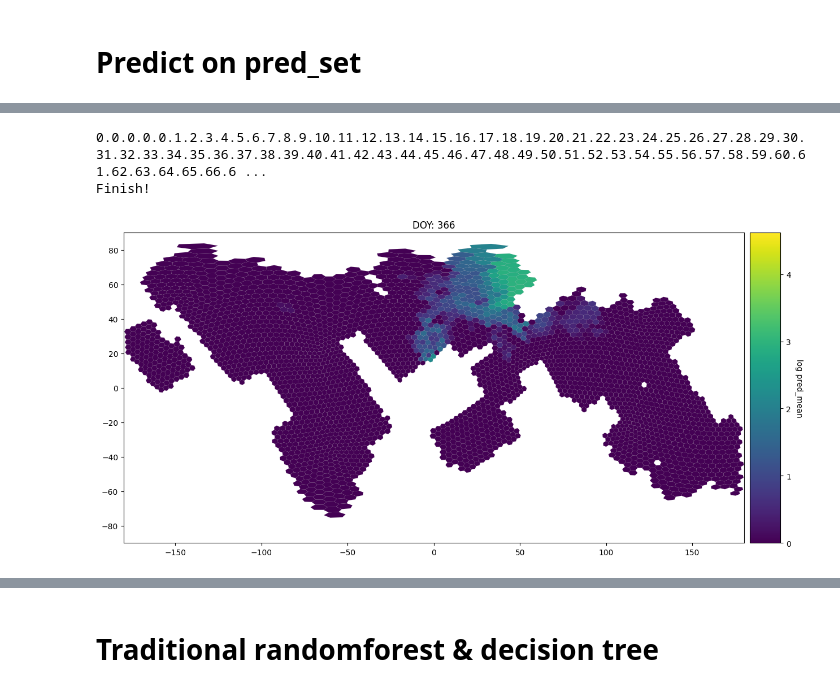
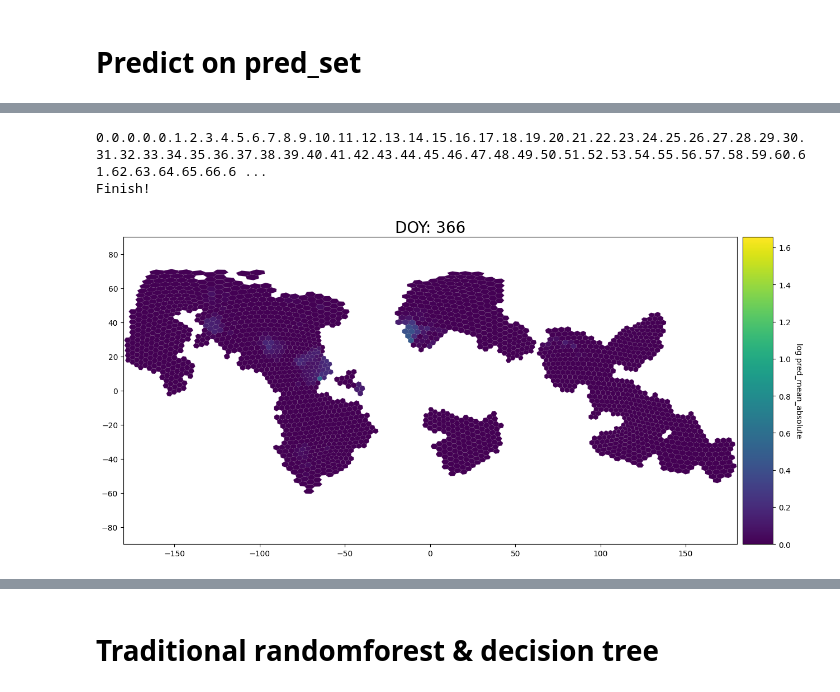
Before and after one commit to chenyangkang/stemflow, a Jupyter notebook: test_with_real_data.ipynb, the cells around one changed output, grey strips where cells are left out. Drawn from its saved outputs; the diff is of its cells as text; code cells hidden in the pictures.

```diff
--- a/test_with_real_data.ipynb
+++ b/test_with_real_data.ipynb
@@ -25,6 +28,6 @@ checklist_data = pd.read_csv('./BirdSTEM/dataset/test_data/checklist_data/checkl
 # %%
 ### mallard 2020
-with open('./BirdSTEM/dataset/test_data/sp_data/Great_Tit/Great_Tit_2020.pkl','rb') as f:
+with open(f'./BirdSTEM/dataset/test_data/sp_data/{test_sp}/{test_sp}_{year}.pkl','rb') as f:
     sp_data = pickle.load(f)
 # %%
 checklist_data = checklist_data.merge(sp_data, on='sampling_event_identifier', how='left')
@@ -179,3 +179,8 @@ SAVE_DIR = './test_output'
+# %%
+global SAVE_DIR
+SAVE_DIR = f'./test_output/{test_sp}/{year}'
+if not os.path.exists(SAVE_DIR):
+    os.makedirs(SAVE_DIR)
 # %%
 base_model = Hurdle(classifier=XGBClassifier(tree_method='hist',random_state=42, verbosity = 0, n_jobs=1),
                     regressor=XGBRegressor(tree_method='hist',random_state=42, verbosity = 0, n_jobs=1))
@@ -188,30 +187,14 @@ base_model = Hurdle(classifier=XGBClassifier(tree_method='hist',random_state=42,
 # %%
-# model = AdaSTEM(base_model=base_model,
-#                 task='hurdle',
-#                           ensemble_fold = 2,
-#                           min_ensemble_require= 1,
-#                           grid_len_long_upper_threshold=25,
-#                             grid_len_long_lower_threshold=10,
-#                             grid_len_lat_upper_threshold=25,
-#                             grid_len_lat_lower_threshold=10,
-#                             points_lower_threshold=10,
-#                             temporal_start = 1, temporal_end=366, temporal_step=20, temporal_bin_interval = 50,
-#                             stixel_training_size_threshold = 10, ## important
-#                             save_gridding_plot = True,
-#                             save_tmp = True,
-#                             save_dir='./',
-#                             sample_weights_for_classifier=True)
-
 model = AdaSTEMHurdle(base_model=base_model,
                           ensemble_fold = 10,
                           min_ensemble_require= 7,
-                          grid_len_long_upper_threshold=25,
+                          grid_len_long_upper_threshold=50,
                             grid_len_long_lower_threshold=10,
-                            grid_len_lat_upper_threshold=25,
+                            grid_len_lat_upper_threshold=50,
                             grid_len_lat_lower_threshold=10,
-                            points_lower_threshold=30,
+                            points_lower_threshold = 50,
                             temporal_start = 1, temporal_end=366, temporal_step=20, temporal_bin_interval = 50,
-                            stixel_training_size_threshold = 30, ## important, should be consistent with points_lower_threshold
+                            stixel_training_size_threshold = 50, ## important, should be consistent with points_lower_threshold
                             save_gridding_plot = True,
                             save_tmp = True,
                             save_dir=SAVE_DIR,
@@ -343,10 +292,12 @@ pred_whole_year.to_csv(os.path.join(SAVE_DIR, 'pred_whole_year.csv'), index=Fals
+# %%
+pred_whole_year['pred_mean_absolute'] = np.where(pred_whole_year['pred_mean']<0, 0, pred_whole_year['pred_mean'])
 # %%
 make_sample_gif_hexagon(pred_whole_year , os.path.join(SAVE_DIR, 'Sample_prediction_results.gif'),
-                        col='pred_mean', log_scale=True, dpi=200, fps=30)
+                        col='pred_mean_absolute', log_scale=True, dpi=100, fps=30)
 # %% [output]
 0.0.0.0.0.1.2.3.4.5.6.7.8.9.10.11.12.13.14.15.16.17.18.19.20.21.22.23.24.25.26.27.28.29.30.31.32.33.34.35.36.37.38.39.40.41.42.43.44.45.46.47.48.49.50.51.52.53.54.55.56.57.58.59.60.61.62.63.64.65.66.6 ...
 Finish!
-[figure, old version]
+[figure, new version]
 # %%
 with open(os.path.join(SAVE_DIR, 'Sample_model.pkl'), 'wb') as f:
     pickle.dump(model, f)
```
Also changed, not shown: parts of 23 cells of this notebook, 8 other files.
